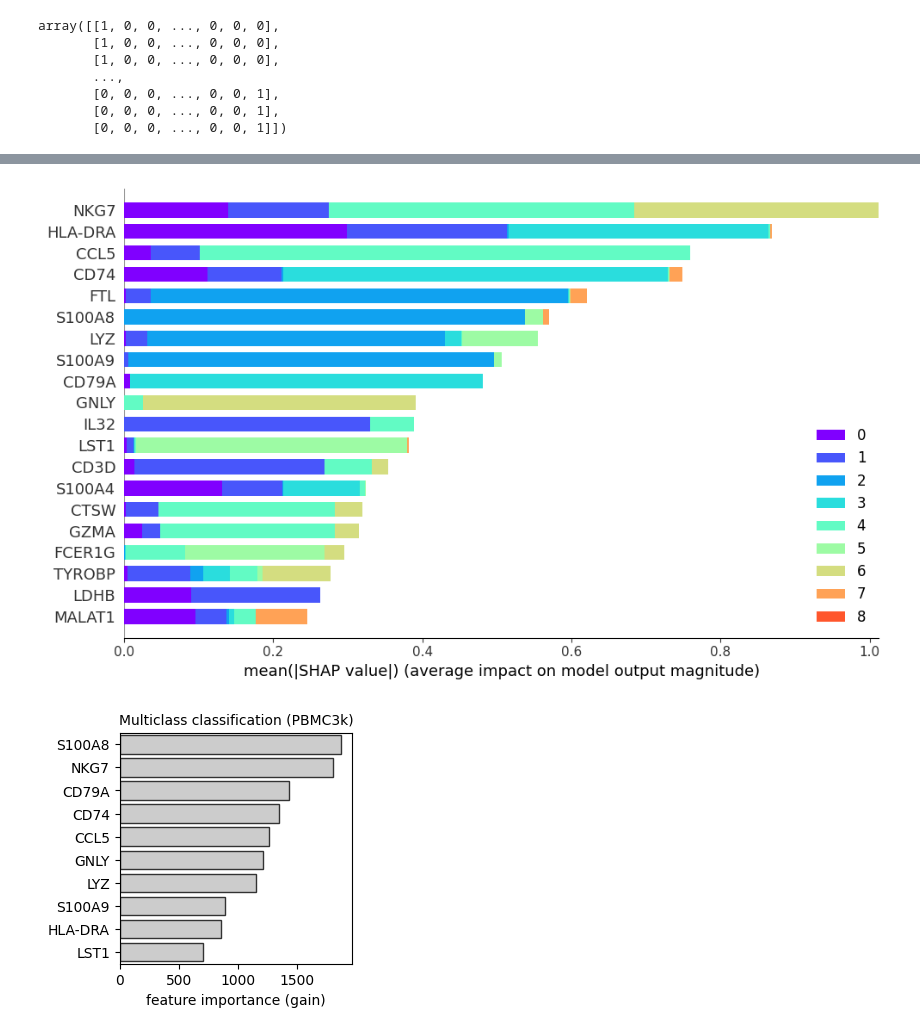
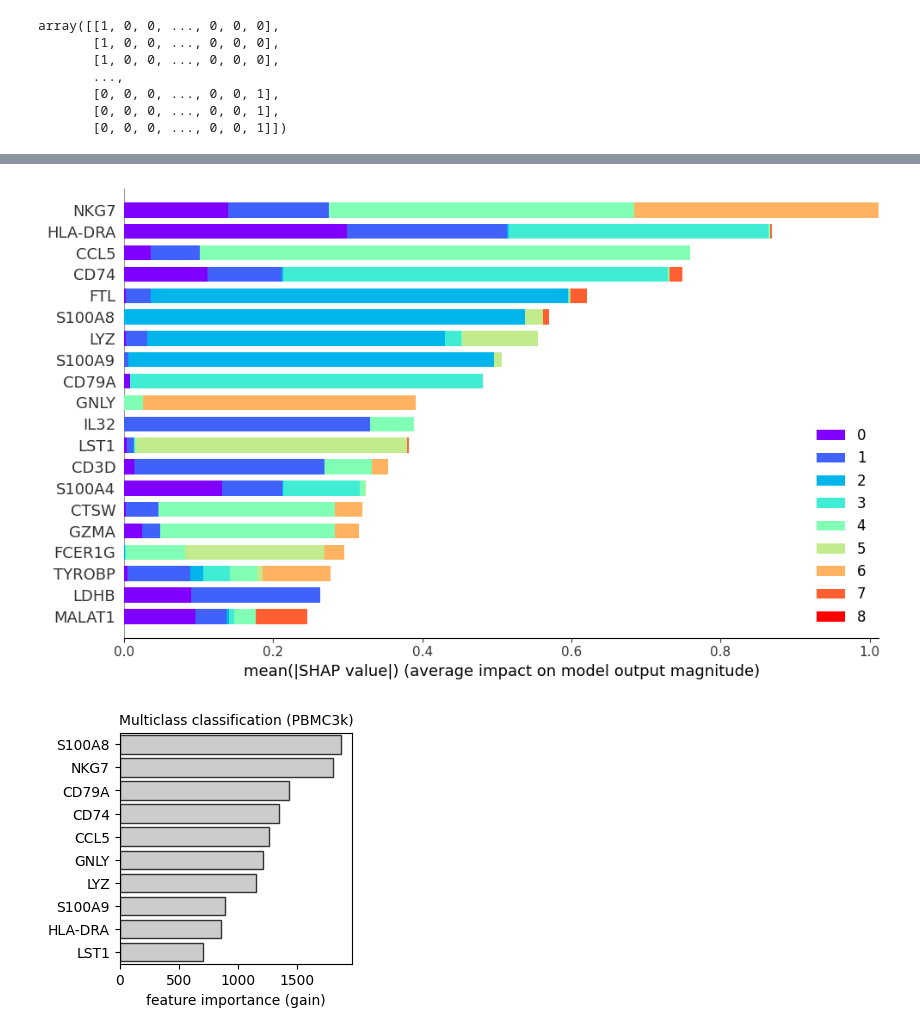
Before and after one commit to yo-aka-gene/grnet, a Jupyter notebook: docs/notebooks/pbmc3k_viz.ipynb, the cells around one changed output, grey strips where cells are left out. Drawn from its saved outputs; the diff is of its cells as text; code cells hidden in the pictures.

```diff
--- a/docs/notebooks/pbmc3k_viz.ipynb
+++ b/docs/notebooks/pbmc3k_viz.ipynb
@@ -586,17 +608,17 @@ for i, v in enumerate(shap_values):
 # %%
 shap.summary_plot(
     shap_values, testx,
     show=False,
-    color=lambda x: plt.cm.rainbow(x/9),
+    color=lambda x: plt.cm.rainbow(x/8),
     plot_type="bar",
     plot_size=(10, 6),
     class_names=testy.unique(),
     class_inds="original"
 )
 
 plt.savefig(f"{conf.export}/shap.png", **kwarg_savefig)
 # %% [output]
-[figure, old version]
+[figure, new version]
 # %%
 df_fi = pd.DataFrame(
     tuned.feature_importance("gain"),
```
Also changed, not shown: parts of 22 cells of this notebook.
